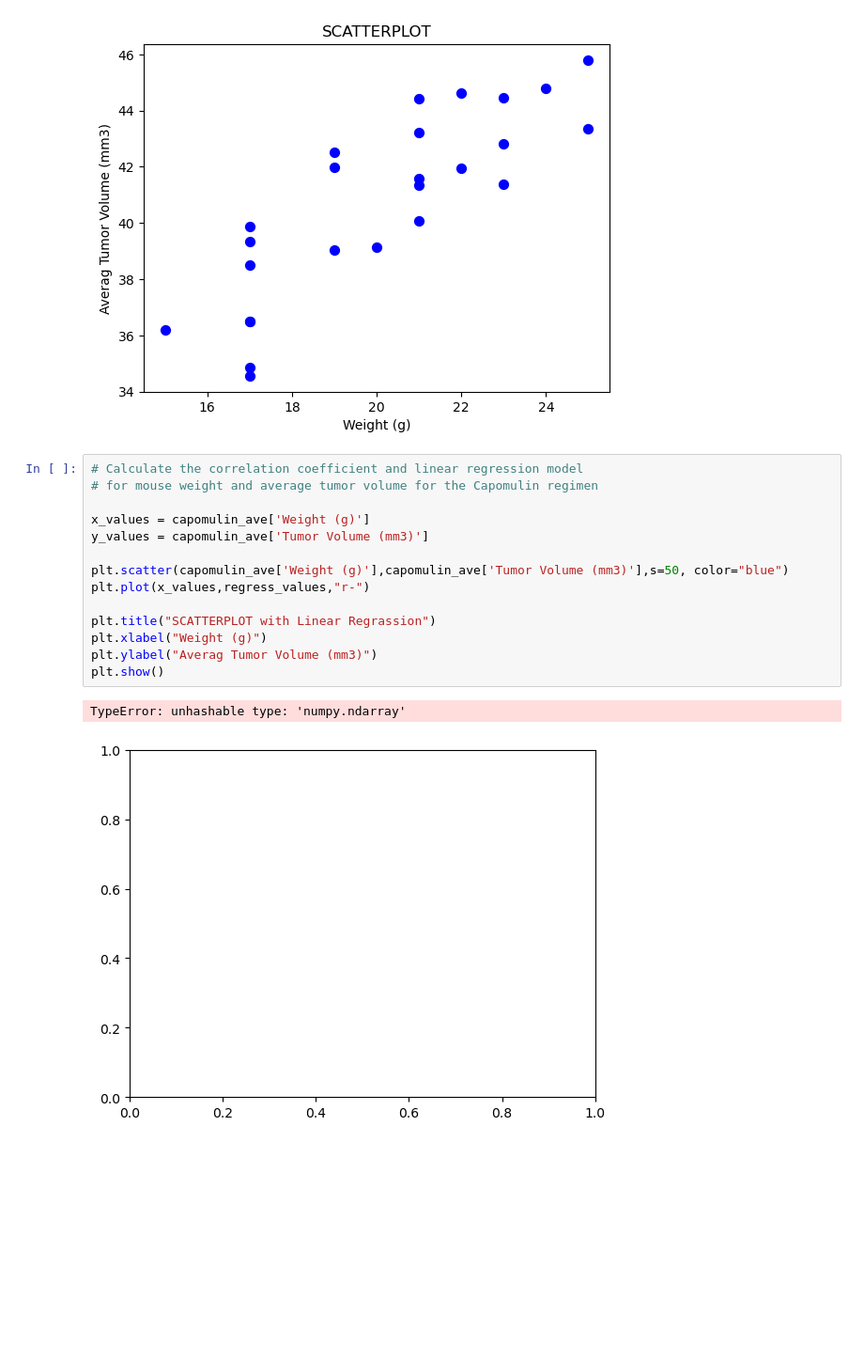
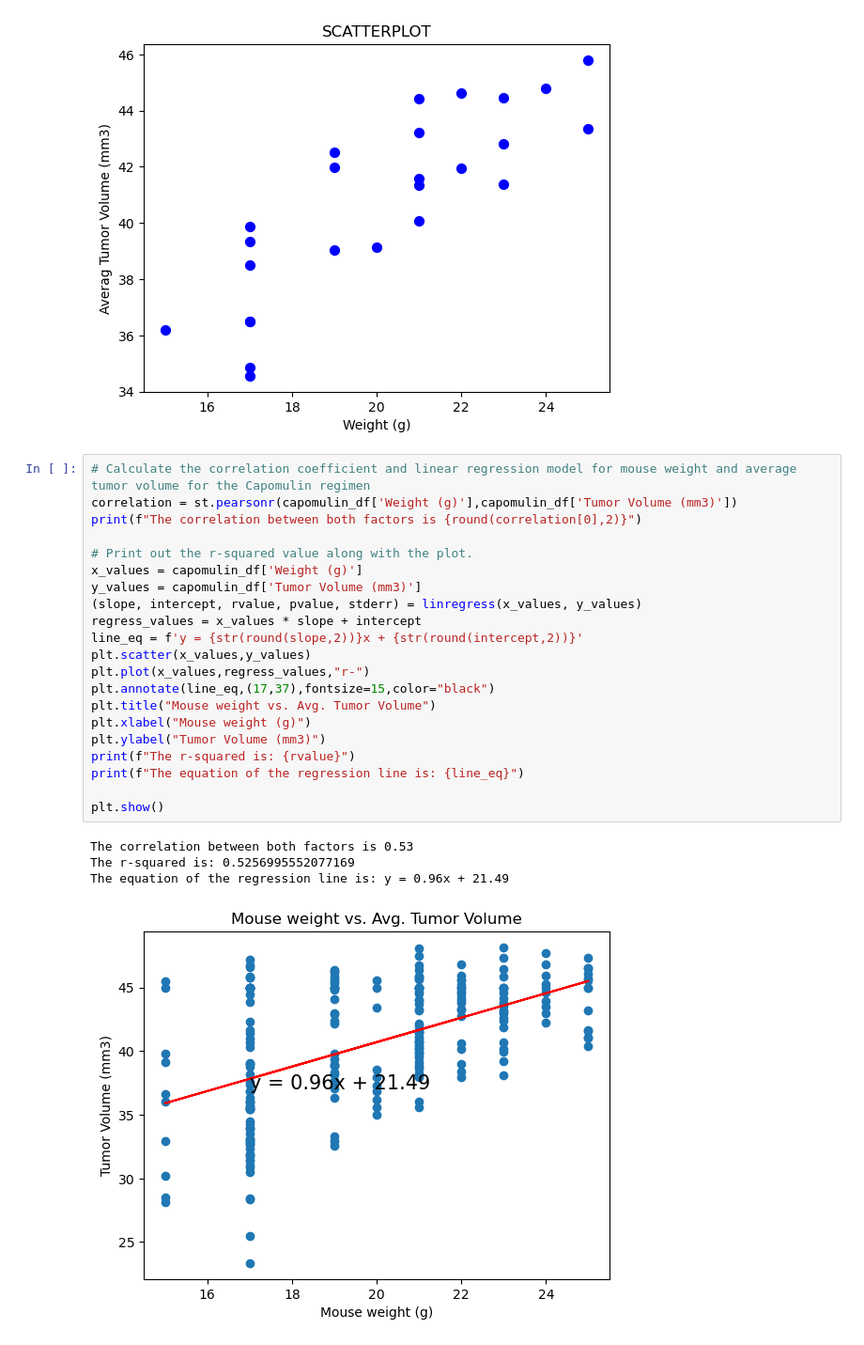
Before and after one commit to BillieOdelle/Pymaceuticals, a Jupyter notebook: Pymaceuticals/Pymaceuticals_Assignment 5.ipynb, the cells around one changed output. Shown: that part at 94% size. Saved outputs shown, nothing was run; the diff lists cells and outputs as text; blank space fills up the shorter version.

```diff
--- a/Pymaceuticals/Pymaceuticals_Assignment 5.ipynb
+++ b/Pymaceuticals/Pymaceuticals_Assignment 5.ipynb
@@ -279,19 +281,28 @@ plt.show()
 The correlation between mouse weight and average tumor volume is: 0.84
 [figure]
 # %%
-# Calculate the correlation coefficient and linear regression model
-# for mouse weight and average tumor volume for the Capomulin regimen
+# Calculate the correlation coefficient and linear regression model for mouse weight and average tumor volume for the Capomulin regimen
+correlation = st.pearsonr(capomulin_df['Weight (g)'],capomulin_df['Tumor Volume (mm3)'])
+print(f"The correlation between both factors is {round(correlation[0],2)}")
 
-x_values = capomulin_ave['Weight (g)']
-y_values = capomulin_ave['Tumor Volume (mm3)']
+# Print out the r-squared value along with the plot.
+x_values = capomulin_df['Weight (g)']
+y_values = capomulin_df['Tumor Volume (mm3)']
+(slope, intercept, rvalue, pvalue, stderr) = linregress(x_values, y_values)
+regress_values = x_values * slope + intercept
+line_eq = f'y = {str(round(slope,2))}x + {str(round(intercept,2))}'
+plt.scatter(x_values,y_values)
+plt.plot(x_values,regress_values,"r-")
+plt.annotate(line_eq,(17,37),fontsize=15,color="black")
+plt.title("Mouse weight vs. Avg. Tumor Volume")
+plt.xlabel("Mouse weight (g)")
+plt.ylabel("Tumor Volume (mm3)")
+print(f"The r-squared is: {rvalue}")
+print(f"The equation of the regression line is: {line_eq}")
 
-plt.scatter(capomulin_ave['Weight (g)'],capomulin_ave['Tumor Volume (mm3)'],s=50, color="blue")
-plt.plot(x_values,regress_values,"r-")
-
-plt.title("SCATTERPLOT with Linear Regrassion")
-plt.xlabel("Weight (g)")
-plt.ylabel("Averag Tumor Volume (mm3)")
 plt.show()
 # %% [output]
-TypeError: unhashable type: 'numpy.ndarray'
+The correlation between both factors is 0.53
+The r-squared is: 0.5256995552077169
+The equation of the regression line is: y = 0.96x + 21.49
-[figure, old version]
+[figure, new version]
```
Also changed, not shown: parts of 1 cell of this notebook.
